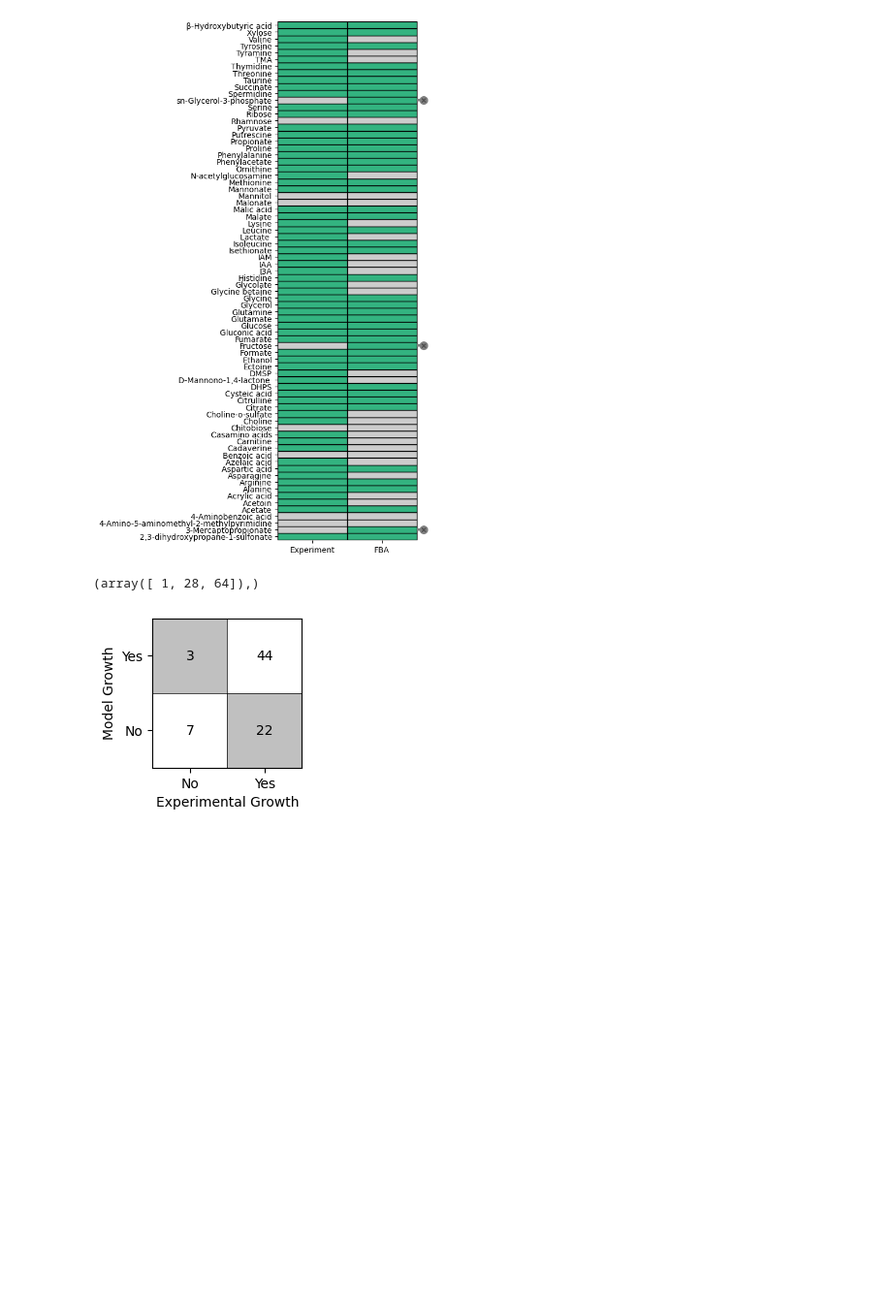
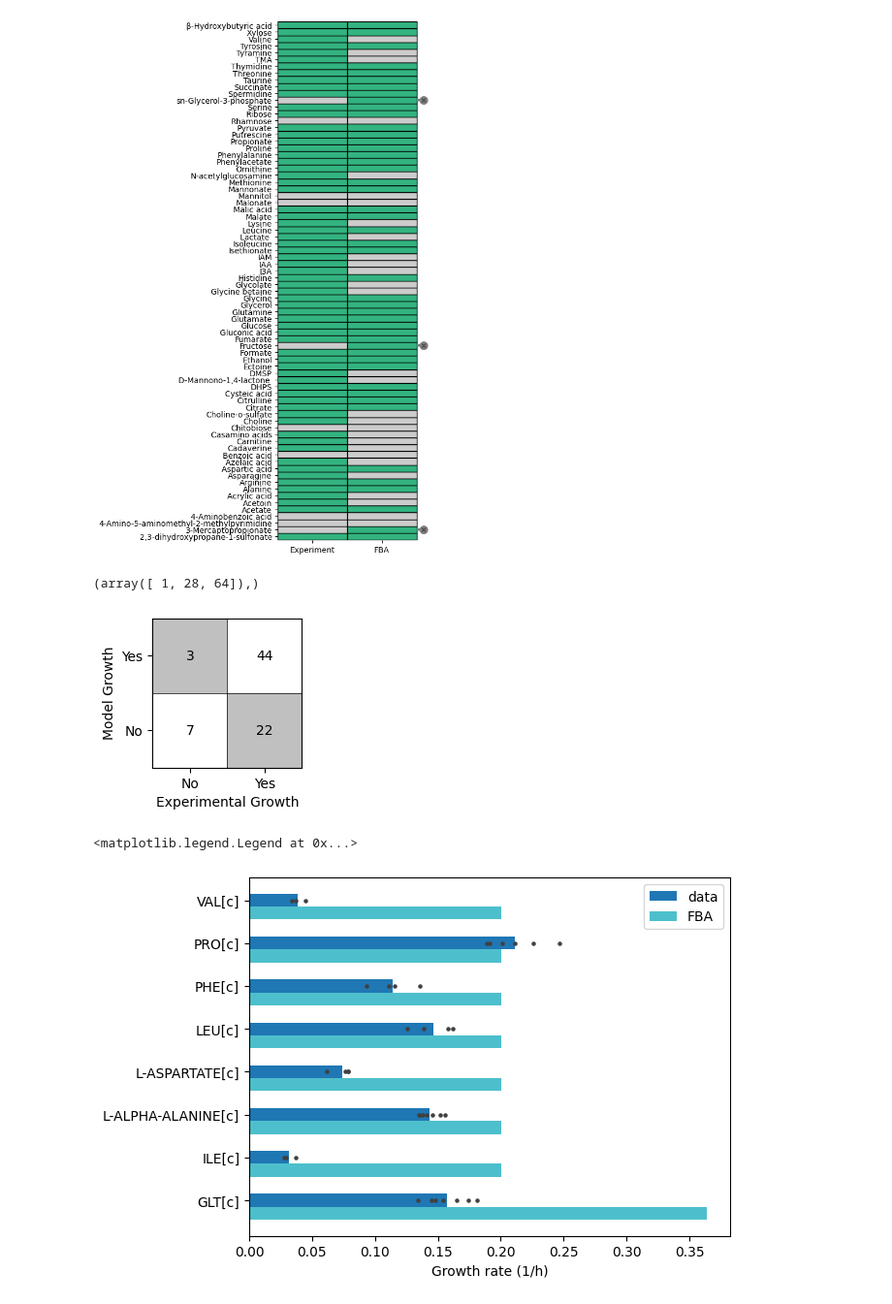
Before and after one commit to C-CoMP-STC/rpom-fba, a Jupyter notebook: figures/growth_no_growth.ipynb, the cells around one changed output. Shown at 97% size. Saved outputs shown, nothing was run; the diff lists cells and outputs as text; code cells hidden in the pictures; blank space fills up the shorter version.

Commit message:
comparing growth rates on alternative carbon sources with model

```diff
--- a/figures/growth_no_growth.ipynb
+++ b/figures/growth_no_growth.ipynb
@@ -93,9 +94,11 @@ for metid, presence in zip(data["BIOCYC ID"], data["In model [c]"]):
                 model.add_reactions([transport])
 
                 # Bound and solve
-                set_active_bound(ex_met, 10)
-                sol = model.optimize()
-                growth_rates.append(sol.objective_value)
+                with warnings.catch_warnings():
+                    warnings.simplefilter("ignore")
+                    set_active_bound(ex_met, 10)
+                    sol = model.optimize()
+                    growth_rates.append(sol.objective_value)
 
         growth.append(growth_rates)
     else:
@@ -187,3 +190,68 @@ ax.set_aspect("equal")
 fig.set_size_inches(2, 2)
 # %% [output]
 [figure]
+# %%
+# Compare growth rates for substrates on which we have data
+# Grown on L1 medium with 3 mM C
+mu_df = pd.read_csv("../data/clean/growth/growth_rates.csv")
+
+substrates = []
+growth_rates = []
+data_growth_rates = []
+for met, mu in mu_df.groupby("ID")["mu"].mean().items():
+    met = met.split("[")[0]
+    substrates.append(met)
+    data_growth_rates.append(mu)
+
+    # Get model growth rate
+    with model:
+        # Get or create external metabolite
+        try:
+            met_e = model.metabolites.get_by_id(f"{met}[e]")
+        except:
+            met_e = Metabolite(f"{met}[e]", name=met, compartment="e")
+            model.add_metabolites([met_e])
+
+        # Get or create exchange reaction
+        ex_met = get_or_create_exchange(model, met_e.id)
+
+        # Create transport reaction
+        transport = Reaction("test", "", lower_bound=-1000, upper_bound=1000)
+        transport.add_metabolites({
+            met_e : -1,
+            met_c : 1
+        })
+        model.add_reactions([transport])
+
+        # Bound and solve
+        with warnings.catch_warnings():
+            warnings.simplefilter("ignore")
+            set_active_bound(ex_met, 3)
+            sol = model.optimize()
+            growth_rates.append(sol.objective_value)
+
+mu_means = mu_df.groupby("ID")["mu"].mean()
+
+met_y = {
+    met : i for i, met in enumerate(mu_means.index)
+}
+
+fig, ax = plt.subplots()
+ax.barh([met_y[met] for met in mu_means.index],
+        mu_means,
+        label="data",
+        height=0.3)
+ax.barh([met_y[met] - 0.3 for met in mu_means.index],
+        growth_rates,
+        color=(0.3, 0.75, 0.8),
+        label="FBA",
+        height=0.3)
+ax.scatter(mu_df["mu"], [met_y[met] for met in mu_df["ID"]], color="0.25", s=5)
+
+ax.set_yticks(np.arange(len(mu_means)), mu_means.index)
+
+ax.set_xlabel("Growth rate (1/h)")
+ax.legend()
+# %% [output]
+<matplotlib.legend.Legend at 0x...>
+[figure, added]
```
Also changed, not shown: parts of 1 cell of this notebook, 4 other files.
